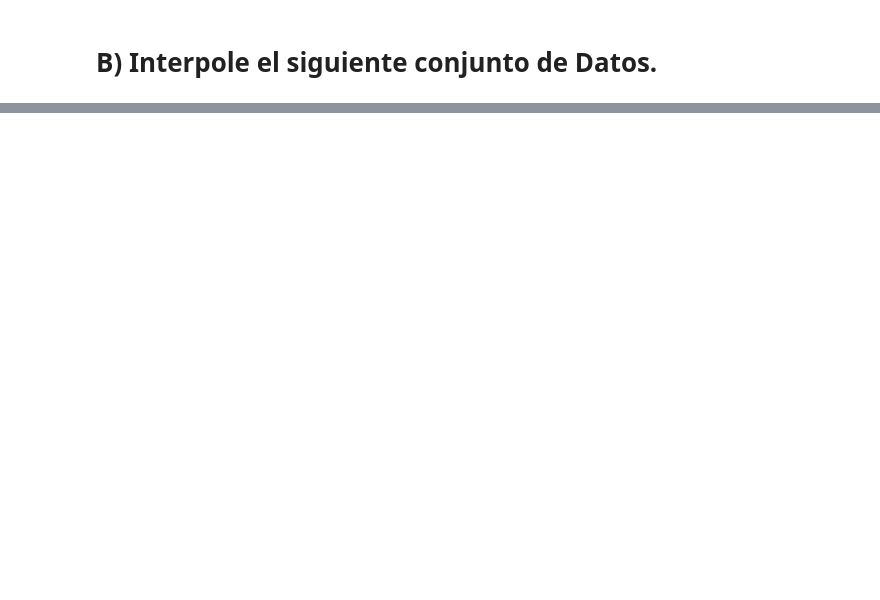
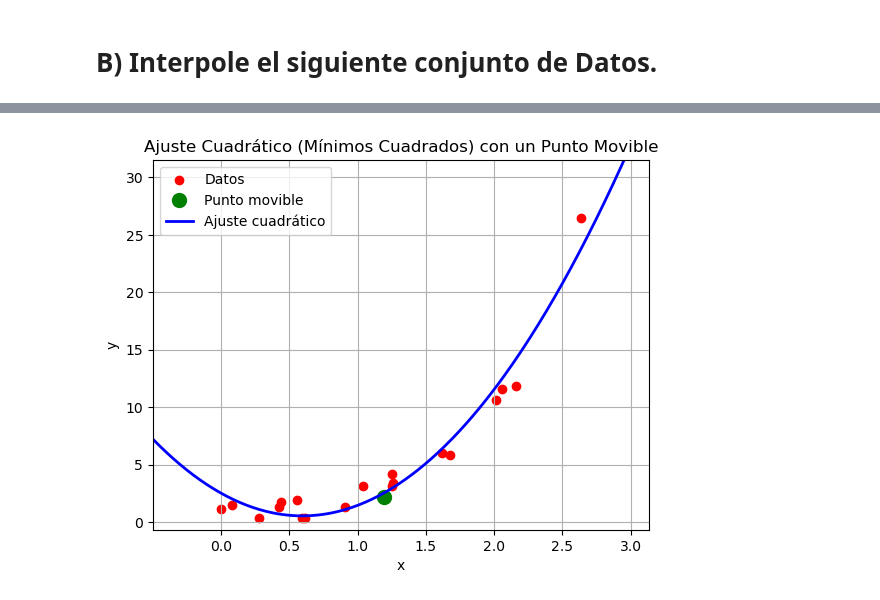
Before and after one commit to kurereishu/Taller-04---M-nimos-Cuadrados, a Jupyter notebook: taller04.ipynb, the cells around one changed output, grey strips where cells are left out. Saved outputs shown, nothing was run; the diff lists cells and outputs as text; code cells hidden in the pictures; blank space fills up the shorter version.

```diff
--- a/taller04.ipynb
+++ b/taller04.ipynb
@@ -285,0 +288,79 @@ Método: Mínimos Cuadrados
+# %%
+import numpy as np
+import matplotlib.pyplot as plt
+
+# --- Datos originales ---
+xs = np.array([
+    0.0003, 0.0822, 0.2770, 0.4212, 0.4403, 0.5588, 0.5943, 0.6134, 0.9070,
+    1.0367, 1.1903, 1.2511, 1.2519, 1.2576, 1.6165, 1.6761, 2.0114, 2.0557,
+    2.1610, 2.6344
+])
+
+ys = np.array([
+    1.1017, 1.5021, 0.3844, 1.3251, 1.7206, 1.9453, 0.3894, 0.3328, 1.2887,
+    3.1239, 2.1778, 3.1078, 4.1856, 3.3640, 6.0330, 5.8088, 10.5890, 11.5865,
+    11.8221, 26.5077
+])
+
+# --- Selecciona un punto para ser movido (el del medio) ---
+idx_movable = len(xs) // 2
+movable_point = [xs[idx_movable], ys[idx_movable]]
+
+# --- Figura interactiva ---
+fig, ax = plt.subplots()
+ax.set_xlim(min(xs)-0.5, max(xs)+0.5)
+ax.set_ylim(min(ys)-1, max(ys)+5)
+ax.set_title("Ajuste Cuadrático (Mínimos Cuadrados) con un Punto Movible")
+ax.set_xlabel("x")
+ax.set_ylabel("y")
+ax.grid(True)
+
+# Plots
+scatter_plot = ax.scatter(xs, ys, color='red', label='Datos')
+movable_plot, = ax.plot(*movable_point, 'go', markersize=10, label='Punto movible')
+fit_line, = ax.plot([], [], 'b-', linewidth=2, label='Ajuste cuadrático')
+
+dragging = False
+
+def ajustar_parabola():
+    xs_copy = xs.copy()
+    ys_copy = ys.copy()
+    ys_copy[idx_movable] = movable_point[1]  # usar punto movido
+
+    A = np.vstack([xs_copy**2, xs_copy, np.ones_like(xs_copy)]).T
+    coef, _, _, _ = np.linalg.lstsq(A, ys_copy, rcond=None)
+
+    x_fit = np.linspace(min(xs)-0.5, max(xs)+0.5, 300)
+    y_fit = coef[0]*x_fit**2 + coef[1]*x_fit + coef[2]
+
+    fit_line.set_data(x_fit, y_fit)
+    scatter_plot.set_offsets(np.column_stack((xs, ys_copy)))
+    movable_plot.set_data([movable_point[0]], [movable_point[1]])  # <- CORREGIDO
+    fig.canvas.draw_idle()
+
+def on_press(event):
+    global dragging
+    if event.inaxes != ax:
+        return
+    if np.hypot(event.xdata - movable_point[0], event.ydata - movable_point[1]) < 0.3:
+        dragging = True
+
+def on_release(event):
+    global dragging
+    dragging = False
+
+def on_motion(event):
+    if dragging and event.inaxes == ax:
+        movable_point[1] = event.ydata  # solo movemos la coordenada Y
+        ajustar_parabola()
+
+# Conectar eventos
+fig.canvas.mpl_connect("button_press_event", on_press)
+fig.canvas.mpl_connect("button_release_event", on_release)
+fig.canvas.mpl_connect("motion_notify_event", on_motion)
+
+ajustar_parabola()
+plt.legend()
+plt.show()
+# %% [output]
+[figure, added]
```
Also changed, not shown: parts of 1 cell of this notebook.
